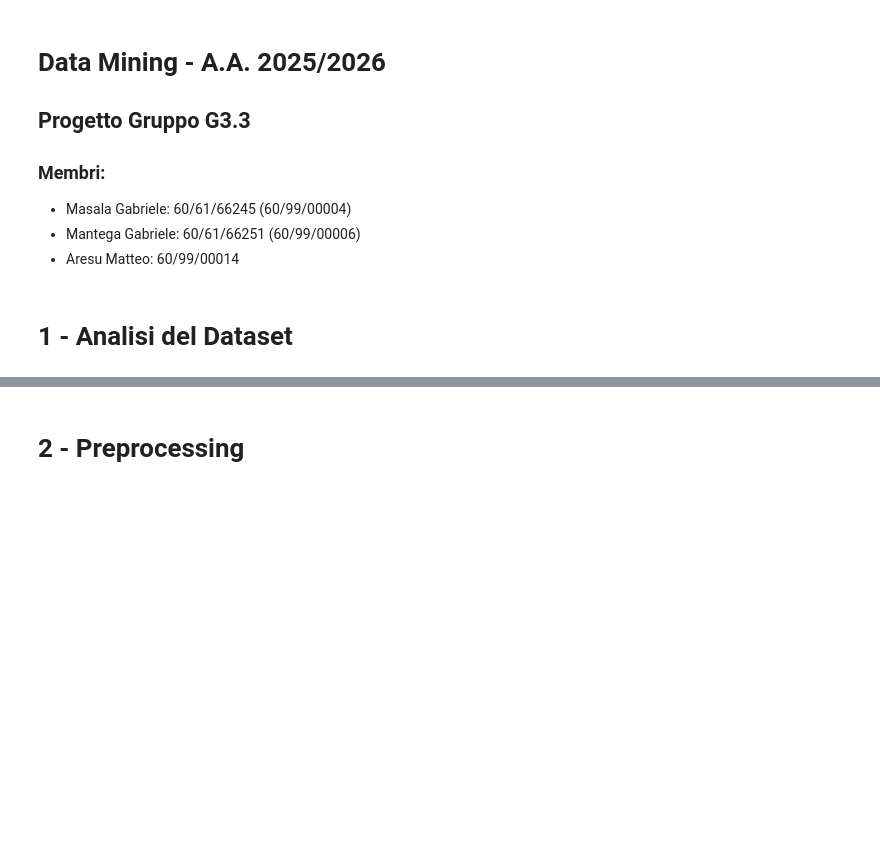
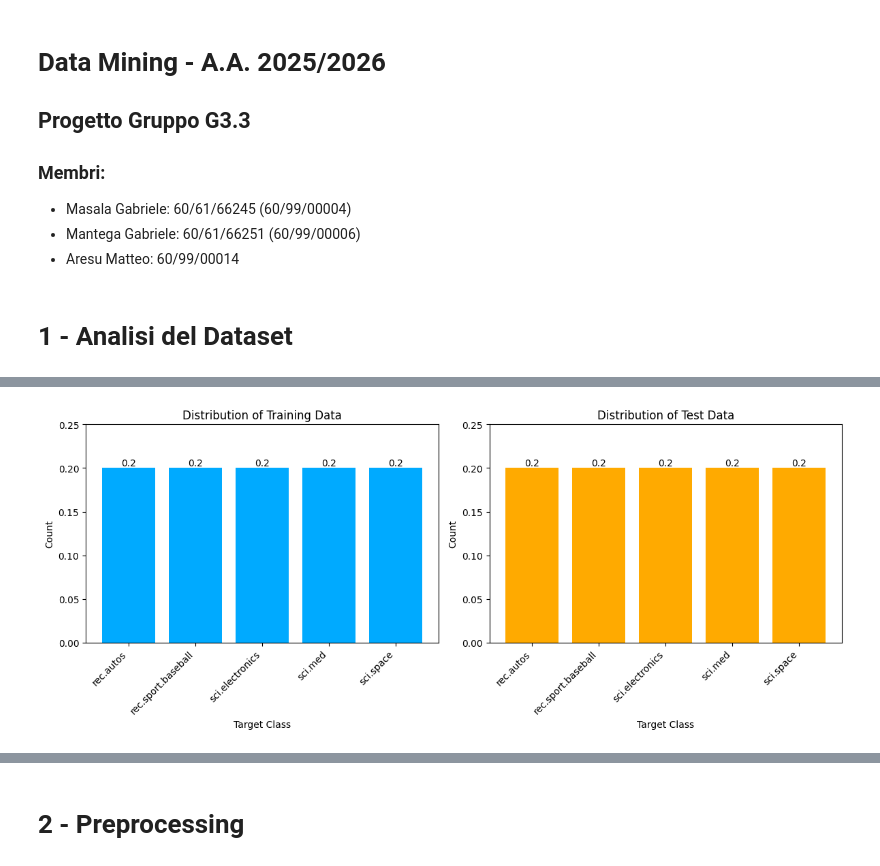
Before and after one commit to g-masala20/progetto_DaMi, a Jupyter notebook: progetto.ipynb, the cells around one changed output, grey strips where cells are left out. Drawn from its saved outputs; the diff is of its cells as text; code cells hidden in the pictures; blank space fills up the shorter version.

Commit message:
aggiunti tanti grafici bellini bellini :3 (conf-matrices, dataset-distr, ...)

```diff
--- a/progetto.ipynb
+++ b/progetto.ipynb
@@ -32,14 +30,14 @@ Note: You have installed the 'manylinux2014' variant of XGBoost. Certain feature
 # Direttive di Pandas per avere un output più leggibile
 pd.set_option('display.max_colwidth', 100)
 
-# Caricamento DataFrame da sklearn
-categories = ['rec.autos', 'rec.sport.baseball', 'sci.electronics', 'sci.med', 'sci.space']
+# Fetch del dataset 20newsgroups
+categories = ['rec.autos','rec.sport.baseball', 'sci.electronics', 'sci.med', 'sci.space']
 train_dataset = datasets.fetch_20newsgroups(subset='train', categories=categories)
 test_dataset = datasets.fetch_20newsgroups(subset='test', categories=categories)
+target_names = train_dataset.target_names
+
+# Otteniamo i dataframe con i dati e i target per ciascun dataset (train e test)
 X_train = pd.DataFrame(train_dataset.data).rename(columns={0: 'raw_text'})
-y_train = pd.DataFrame(train_dataset.target).rename(columns={0: 'category'})
+y_train = train_dataset.target
 X_test = pd.DataFrame(test_dataset.data).rename(columns={0: 'raw_text'})
-y_test = pd.DataFrame(test_dataset.target).rename(columns={0: 'category'})
-
-# Stampo la descrizione del dataset
-#print(train_dataset.DESCR[90:845])
+y_test = test_dataset.target
@@ -54,0 +44,30 @@ y_test = pd.DataFrame(test_dataset.target).rename(columns={0: 'category'})
+# %%
+train_count = pd.DataFrame({"data": train_dataset.data, "target": train_dataset.target}).groupby("target").count()
+test_count = pd.DataFrame({"data": test_dataset.data, "target": test_dataset.target}).groupby("target").count()
+train_distr = (train_count/len(train_dataset.data)).data.round(2)
+test_distr = (test_count/len(test_dataset.data)).data.round(2)
+
+plt.figure(figsize=(12, 5))
+
+plt.subplot(1, 2, 1)
+bar = plt.bar(target_names, test_distr, color='#00AAFF')
+plt.bar_label(bar)
+plt.title('Distribution of Training Data')
+plt.xlabel('Target Class')
+plt.ylabel('Count')
+plt.ylim([0,0.25])
+plt.xticks(rotation=45, ha='right')
+
+plt.subplot(1, 2, 2)
+bar = plt.bar(target_names, test_distr, color='#FFAA00')
+plt.bar_label(bar)
+plt.title('Distribution of Test Data')
+plt.xlabel('Target Class')
+plt.ylabel('Count')
+plt.ylim([0,0.25])
+plt.xticks(rotation=45, ha='right')
+
+plt.tight_layout()
+plt.show()
+# %% [output]
+[figure, added]
```
Also changed, not shown: parts of 18 cells of this notebook.
